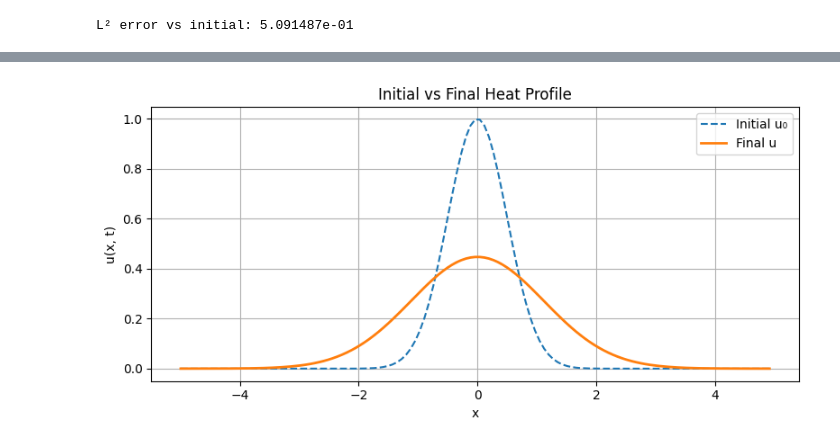
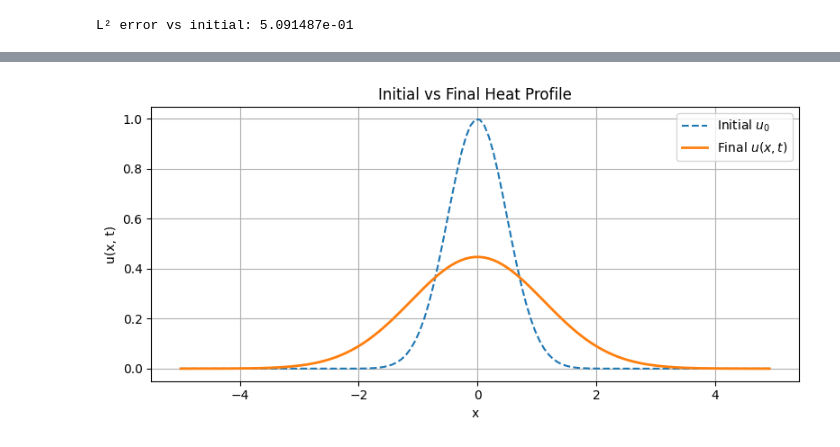
Before and after one commit to rrumabo/utility-sim-tools, a Jupyter notebook: notebooks/demo_heat_1D.ipynb, the cells around one changed output, grey strips where cells are left out. Saved outputs shown, nothing was run; the diff lists cells and outputs as text; code cells hidden in the pictures.

```diff
--- a/notebooks/demo_heat_1D.ipynb
+++ b/notebooks/demo_heat_1D.ipynb
@@ -37,14 +63,6 @@ L² error vs initial: 5.091487e-01
 # %%
-plt.figure(figsize=(8, 4))
-plt.plot(x, u0, label="Initial u₀", linestyle="--")
-plt.plot(x, u_history[-1], label="Final u", linewidth=2)
-plt.xlabel("x")
-plt.ylabel("u(x, t)")
-plt.title("Initial vs Final Heat Profile")
-plt.legend()
-plt.grid(True)
-plt.tight_layout()
-plt.savefig("figures/final_comparison.png", dpi=300)
-plt.show()
+from visualization.plotting_1d import plot_initial_final
+
+plot_initial_final(x, u0, u_history[-1])
 # %% [output]
-[figure, old version]
+[figure, new version]
```
Also changed, not shown: parts of 5 cells of this notebook, 13 other files.
